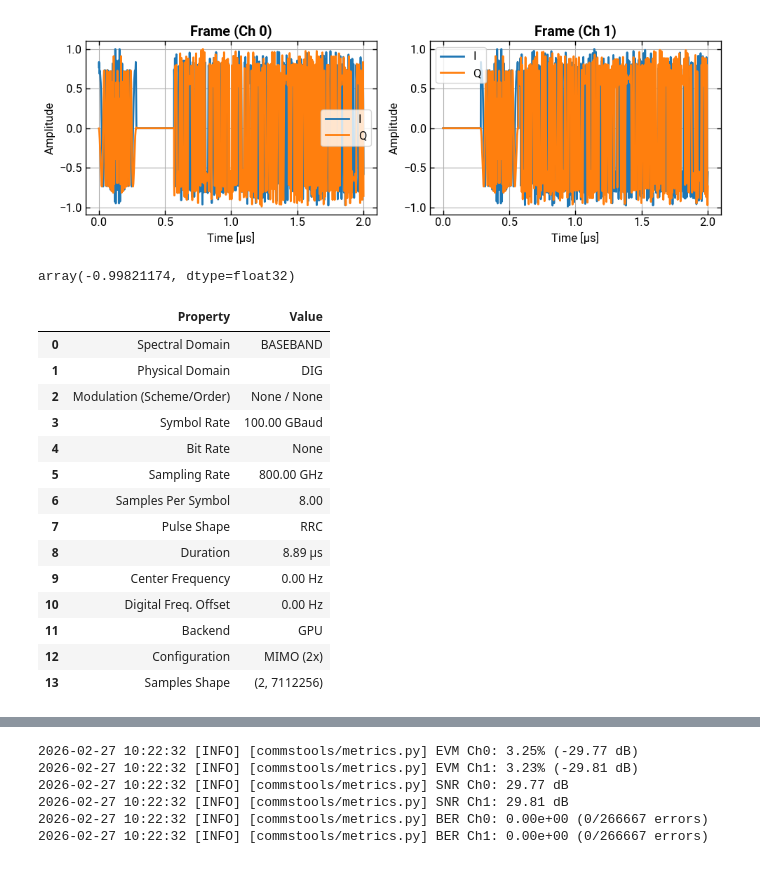
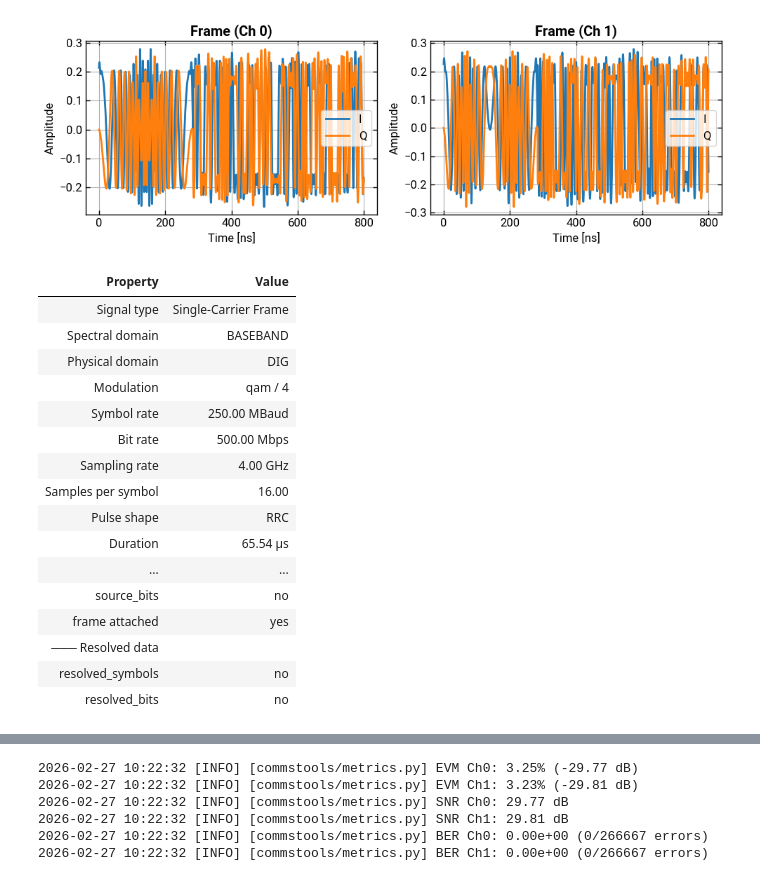
Before and after one commit to lokgar/commstools, a Jupyter notebook: examples/03-frames.ipynb, the cells around one changed output, grey strips where cells are left out. Saved outputs shown, nothing was run; the diff lists cells and outputs as text; code cells hidden in the pictures.

Commit message:
update on mimo preamble method, remove useless SignalInfo

```diff
--- a/examples/03-frames.ipynb
+++ b/examples/03-frames.ipynb
@@ -6,59 +6,56 @@ from commstools.logger import set_log_level
 set_log_level("INFO")
 
 
 symbol_rate = 250e6
 sampling_rate = 4e9
 sps = int(sampling_rate / symbol_rate)
 pilots_mod_scheme = "qam"
 pilots_mod_order = 4
 payload_mod_scheme = "qam"
 payload_mod_order = 4
 
 p = Preamble(sequence_type="zc", length=71)
 
 f = SingleCarrierFrame(
-    payload_len=16384 - 71 * 2,
+    payload_len=16384 - 71,
     payload_seed=42,
     payload_mod_scheme=payload_mod_scheme,
     payload_mod_order=payload_mod_order,
     preamble=p,
-    preamble_mode="time_orthogonal",
     pilot_pattern="none",
     # pilot_period=10,
     # pilot_block_len=1,
     # pilot_seed=1337,
     # pilot_mod_scheme=pilots_mod_scheme,
     # pilot_mod_order=pilots_mod_order,
     # pilot_gain_db=0.0,
     num_streams=2,
 )
 
 fs = f.to_signal(sps=sps, symbol_rate=symbol_rate, pulse_shape="rrc")
-fs.plot_waveform(show=True, num_symbols=500, title="Frame")
+fs.plot_waveform(show=True, num_symbols=200, title="Frame")
 # %% [output]
-[figure, old version]
+[figure, new version]
-# %%
-fs.samples.imag.min()
-# %% [output]
-array(-0.99821174, dtype=float32)
 # %%
 fs.print_info()
 # %% [output]
-|  | Property | Value |
-| 0 | Spectral Domain | BASEBAND |
-| 1 | Physical Domain | DIG |
-| 2 | Modulation (Scheme/Order) | None / None |
-| 3 | Symbol Rate | 100.00 GBaud |
-| 4 | Bit Rate | None |
-| 5 | Sampling Rate | 800.00 GHz |
-| 6 | Samples Per Symbol | 8.00 |
-| 7 | Pulse Shape | RRC |
-| 8 | Duration | 8.89 µs |
-| 9 | Center Frequency | 0.00 Hz |
-| 10 | Digital Freq. Offset | 0.00 Hz |
-| 11 | Backend | GPU |
-| 12 | Configuration | MIMO (2x) |
-| 13 | Samples Shape | (2, 7112256) |
+| Property | Value |
+| Signal type | Single-Carrier Frame |
+| Spectral domain | BASEBAND |
+| Physical domain | DIG |
+| Modulation | qam / 4 |
+| Symbol rate | 250.00 MBaud |
+| Bit rate | 500.00 Mbps |
+| Sampling rate | 4.00 GHz |
+| Samples per symbol | 16.00 |
+| Pulse shape | RRC |
+| Duration | 65.54 µs |
+| ... | ... |
+| source_bits | no |
+| frame attached | yes |
+| ─── Resolved data |  |
+| resolved_symbols | no |
+| resolved_bits | no |
 # %%
 from commstools.backend import get_array_module
 from commstools.impairments import apply_awgn
```
Also changed, not shown: parts of 10 cells of this notebook, 10 other files.
